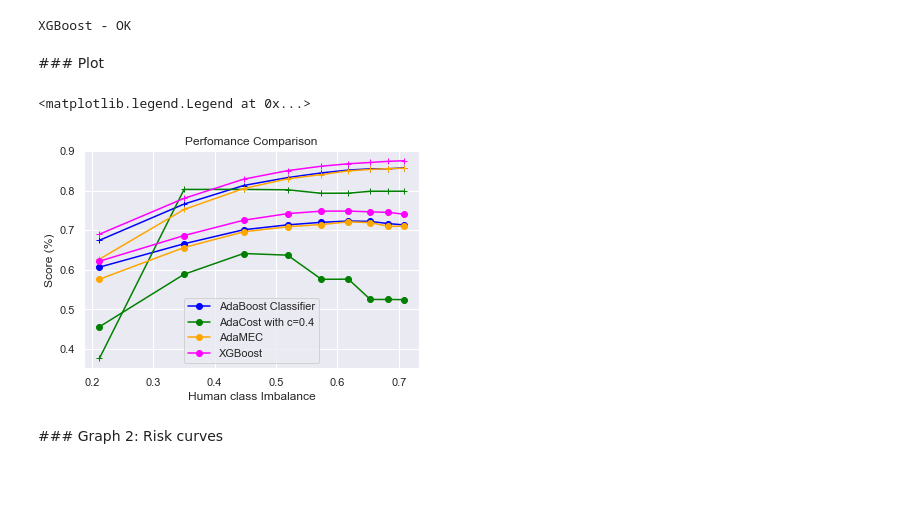
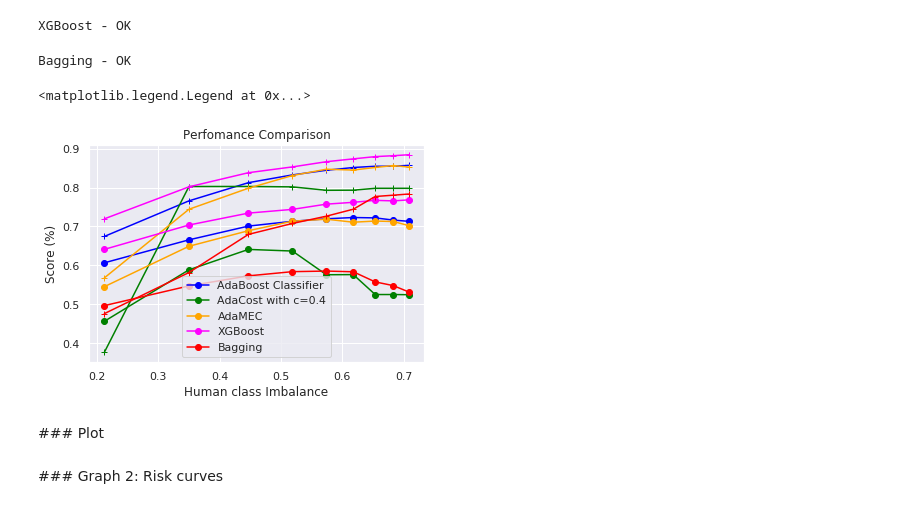
Before and after one commit to crisgompec/ImbalancedDataset, a Jupyter notebook: Dataset2/Comparison.ipynb, the cells around one changed output. Saved outputs shown, nothing was run; the diff lists cells and outputs as text; code cells hidden in the pictures; blank space fills up the shorter version.

Commit message:
Bagging added to plot

```diff
--- a/Dataset2/Comparison.ipynb
+++ b/Dataset2/Comparison.ipynb
@@ -76,7 +76,9 @@ print(imbalances)
 # %%
 # Get classifier for each imbalanced dataset
 # ADABOOST
-AdaBoost_set = [AdaBoostClassifier(n_estimators=100).fit(X_train,y_train) for X_train,y_train in zip(x_train_sets, y_train_sets)]
+# AdaBoost_set = [AdaBoostClassifier(n_estimators=100).fit(X_train,y_train) for X_train,y_train in zip(x_train_sets, y_train_sets)]
+AdaBoost_set = [AdaboostClassifier().fit(X_train,y_train) for X_train,y_train in zip(x_train_sets, y_train_sets)]
+
 print('AdaBoost - OK')
 # %% [output]
 AdaBoost - OK
@@ -119,33 +105,44 @@ XGBoost_set = [XGBClassifier().fit(X_train,y_train) for X_train,y_train in zip(x
 print('XGBoost - OK')
 # %% [output]
 XGBoost - OK
+# %%
+# Bagging
+Bagging_set = []
+for X_train,y_train in zip(x_train_sets, y_train_sets):
+    bagging_model = Bagging_classifier(type_classifier="SVM")
+    bagging_model.fit(X_train,y_train)
+    Bagging_set.append(bagging_model)
+
+print('Bagging - OK')
+# %% [output]
+Bagging - OK
+# %%
+classifier_label = ['AdaBoost Classifier', 'AdaCost with c=0.4','AdaMEC','XGBoost','Bagging']
+classifier_color = ['blue','green','orange','magenta','red']
+cont = 0
+plt.figure()
+for classifiers in [AdaBoost_set, AdaCost_set, AdaMEC_set, XGBoost_set, Bagging_set]:
+    acc = []
+    f1 = []
+    # Calculate accuracies
+    for classifier in classifiers:
+        acc.append(accuracy_score(classifier.predict(X_test),y_test))
+        f1.append(f1_score(classifier.predict(X_test),y_test))
+
+    plt.plot(imbalances, f1,'-o', color = classifier_color[cont],label = classifier_label[cont])
+    plt.plot(imbalances, acc,'-+', color = classifier_color[cont])
+
+    cont += 1
+
+plt.title('Perfomance Comparison')
+plt.xlabel('Human class Imbalance')
+plt.ylabel('Score (%)')
+plt.legend()
+# %% [output]
+<matplotlib.legend.Legend at 0x...>
+[figure, added]
 # %% [markdown]
 ### Plot
-# %%
-classifier_label = ['AdaBoost Classifier', 'AdaCost with c=0.4','AdaMEC','XGBoost']
-classifier_color = ['blue','green','orange','magenta']
-cont = 0
-plt.figure()
-for classifiers in [AdaBoost_set, AdaCost_set, AdaMEC_set, XGBoost_set]:
-    acc = []
-    f1 = []
-    # Calculate accuracies
-    for classifier in classifiers:
-        acc.append(accuracy_score(classifier.predict(X_test),y_test))
-        f1.append(f1_score(classifier.predict(X_test),y_test))
-
-    plt.plot(imbalances, f1,'-o', color = classifier_color[cont],label = classifier_label[cont])
-    plt.plot(imbalances, acc,'-+', color = classifier_color[cont])
-
-    cont += 1
-
-plt.title('Perfomance Comparison')
-plt.xlabel('Human class Imbalance')
-plt.ylabel('Score (%)')
-plt.legend()
-# %% [output]
-<matplotlib.legend.Legend at 0x...>
-[figure, removed]
 # %%
 # TODO: Add bagging
 # SVM?
```
Also changed, not shown: parts of 2 cells of this notebook.
